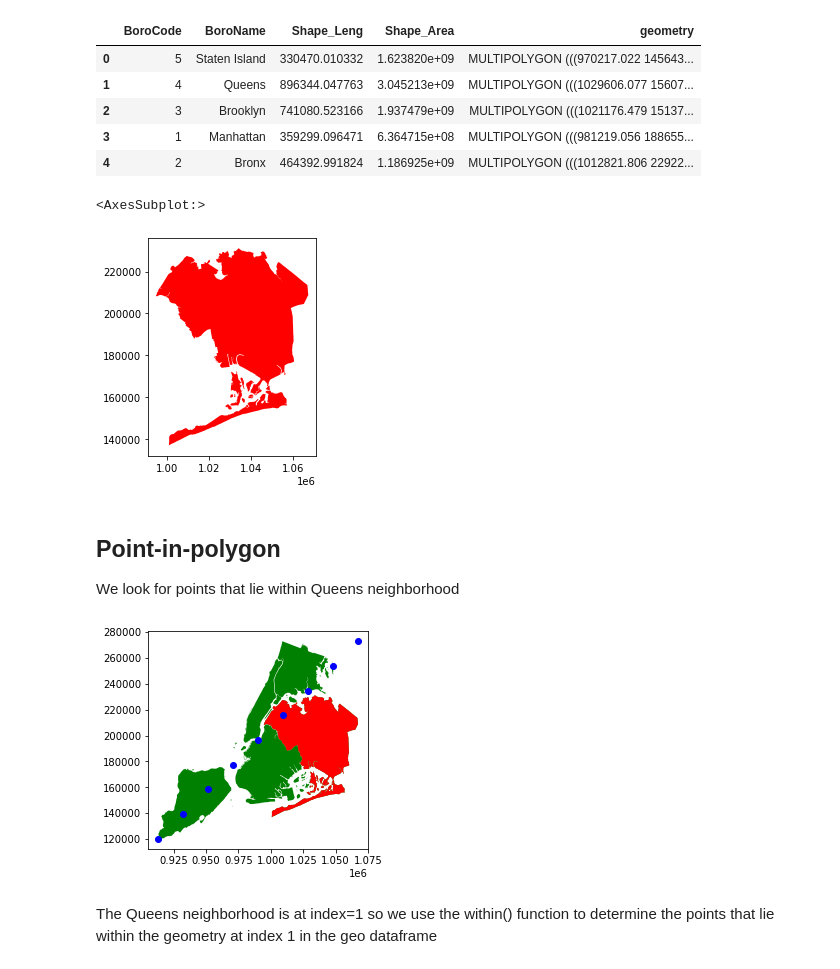
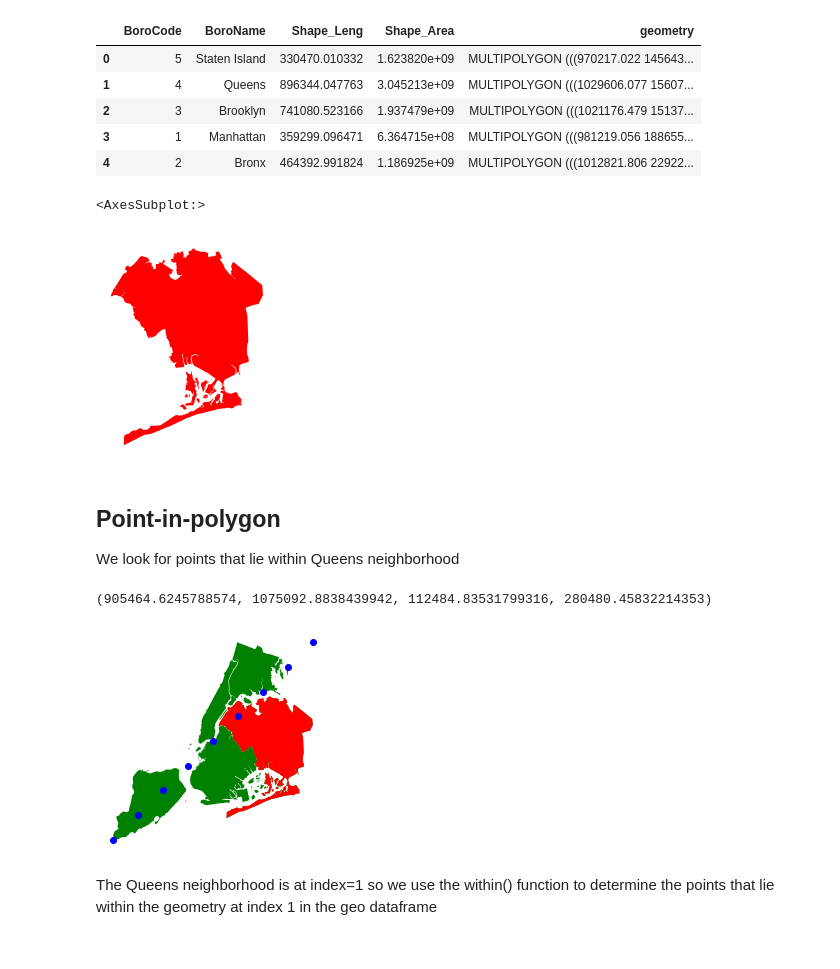
Before and after one commit to luigiselmi/geoscience, a Jupyter notebook: spatial_relationships.ipynb, the cells around one changed output. Saved outputs shown, nothing was run; the diff lists cells and outputs as text; code cells hidden in the pictures.

```diff
--- a/spatial_relationships.ipynb
+++ b/spatial_relationships.ipynb
@@ -65,11 +69,13 @@ neighborhoods_df
 | 3 | 1 | Manhattan | 359299.096471 | 6.364715e+08 | MULTIPOLYGON (((981219.056 188655... |
 | 4 | 2 | Bronx | 464392.991824 | 1.186925e+09 | MULTIPOLYGON (((1012821.806 22922... |
 # %%
+fig, ax = plt.subplots()
+ax.axis('off')
 queens = neighborhoods_df[neighborhoods_df['BoroName'] == 'Queens']
-queens.plot(color='red')
+queens.plot(color='red', ax=ax)
 # %% [output]
 <AxesSubplot:>
-[figure, old version]
+[figure, new version]
 # %% [markdown]
 ## Point-in-polygon
 We look for points that lie within Queens neighborhood
@@ -78,8 +84,10 @@ fig, ax = plt.subplots()
 neighborhoods_df.plot(ax=ax, facecolor='green')
 queens.plot(ax=ax, color='red')
 pois_df.plot(ax=ax, color='blue');
+ax.axis('off')
 # %% [output]
+(905464.6245788574, 1075092.8838439942, 112484.83531799316, 280480.45832214353)
-[figure, old version]
+[figure, new version]
 # %% [markdown]
 The Queens neighborhood is at index=1 so we use the within() function to determine the points that lie within the geometry at index 1 in the geo dataframe
 # %%
```
Also changed, not shown: parts of 6 cells of this notebook, 1 other file.
